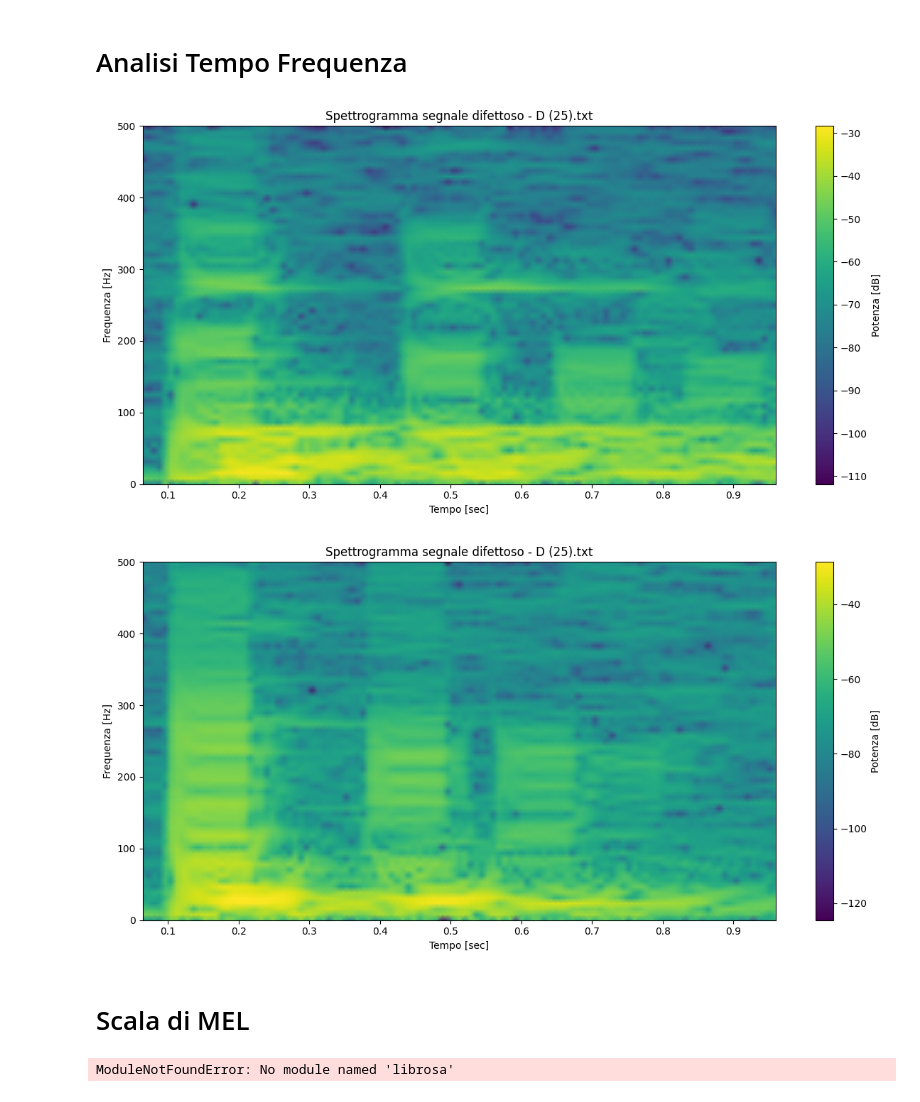
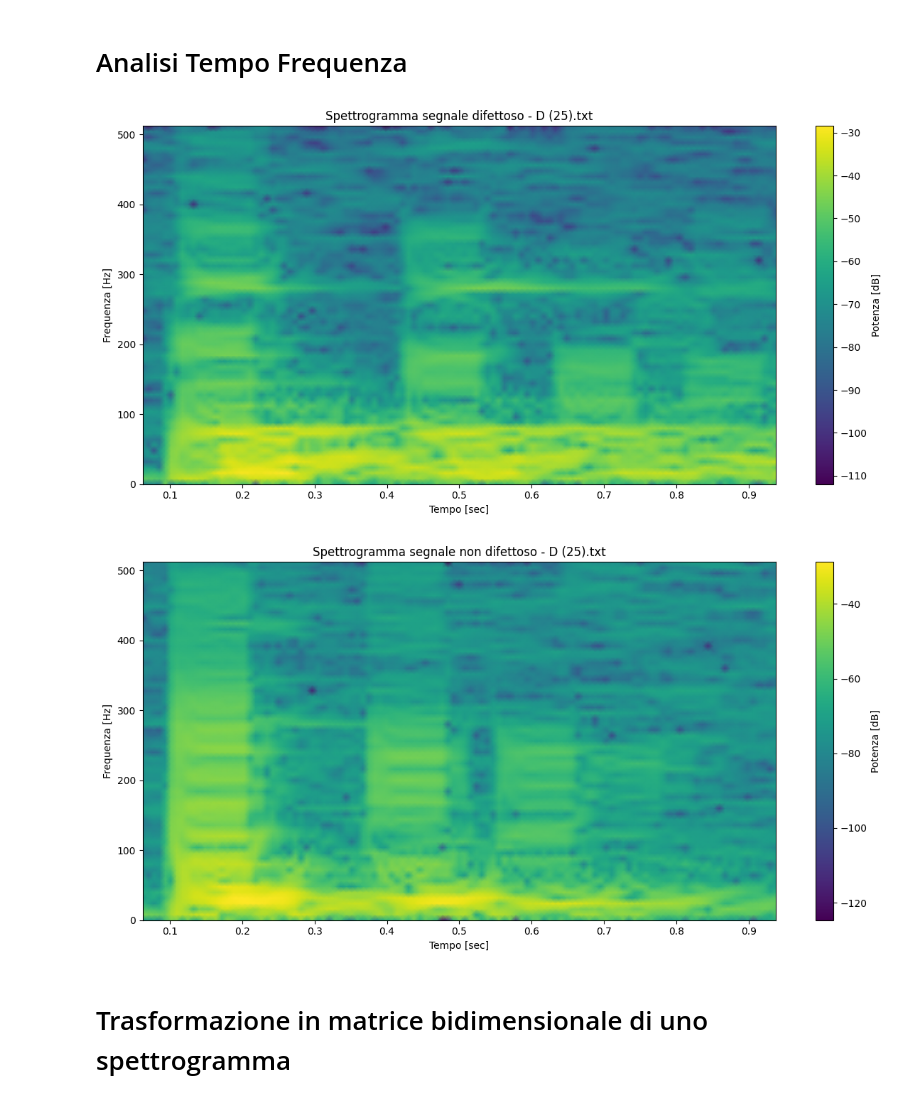
Before and after one commit to damdip/ClassificationOfTimeFrequencyDomainSignalWithNN, a Jupyter notebook: notebook/readTimeSignal.ipynb, the cells around one changed output. Cells and saved outputs as stored; diff of their text form; code cells hidden in the pictures.

Commit message:
aggiunto model e spettrogramma

```diff
--- a/notebook/readTimeSignal.ipynb
+++ b/notebook/readTimeSignal.ipynb
@@ -62,25 +71,25 @@ plt.show()
 # %%
 from scipy import signal as sig
 
 # Parametri per lo spettrogramma
-fs = 1000  # Frequenza di campionamento (da adattare ai tuoi dati)
+fs = 1024  # Frequenza di campionamento
 nperseg = 128  # Lunghezza della finestra
 noverlap = 120  # Overlap tra finestre
 
 # Calcola lo spettrogramma
 f, t, Sxx = sig.spectrogram(signalWithDefect, fs=fs, nperseg=nperseg, noverlap=noverlap)
 
 # Visualizza lo spettrogramma
 plt.figure(figsize=(12, 6))
 plt.pcolormesh(t, f, 10 * np.log10(Sxx), shading='gouraud', cmap='viridis')
 plt.ylabel('Frequenza [Hz]')
 plt.xlabel('Tempo [sec]')
 plt.title(f'Spettrogramma segnale difettoso - {fileName}')
 plt.colorbar(label='Potenza [dB]')
 plt.tight_layout()
 plt.show()
 # %% [output]
-[figure, old version]
+[figure, new version]
 # %%
 
 # Calcola lo spettrogramma
@@ -91,42 +100,9 @@ plt.figure(figsize=(12, 6))
 plt.pcolormesh(t, f, 10 * np.log10(Sxx), shading='gouraud', cmap='viridis')
 plt.ylabel('Frequenza [Hz]')
 plt.xlabel('Tempo [sec]')
-plt.title(f'Spettrogramma segnale difettoso - {fileName}')
+plt.title(f'Spettrogramma segnale non difettoso - {fileName}')
 plt.colorbar(label='Potenza [dB]')
 plt.tight_layout()
 plt.show()
 # %% [output]
-[figure, old version]
+[figure, new version]
-# %% [markdown]
-# Scala di MEL
-# %%
-import librosa
-import librosa.display
-
-# Parametri per il Mel-Spectrogram
-n_fft = 256
-hop_length = 128
-n_mels = 128  # Numero di bande mel
-
-# Calcola il Mel-Spectrogram per il segnale NON difettoso
-mel_spec = librosa.feature.melspectrogram(
-    y=signal,
-    sr=fs,
-    n_fft=n_fft,
-    hop_length=hop_length,
-    n_mels=n_mels
-)
-mel_spec_db = librosa.power_to_db(mel_spec, ref=np.max)
-
-# Visualizza il Mel-Spectrogram
-plt.figure(figsize=(12, 6))
-librosa.display.specshow(mel_spec_db, sr=fs, hop_length=hop_length,
-                         x_axis='time', y_axis='mel', cmap='viridis')
-plt.colorbar(label='Potenza [dB]', format='%+2.0f dB')
-plt.title('Mel-Spectrogram - Segnale NON difettoso')
-plt.xlabel('Tempo [sec]')
-plt.ylabel('Frequenza [Hz] (scala Mel)')
-plt.tight_layout()
-plt.show()
-# %% [output]
-ModuleNotFoundError: No module named 'librosa'
@@ -153,0 +109,2 @@ plt.show()
+# %% [markdown]
+# Trasformazione in matrice bidimensionale di uno spettrogramma
```
Also changed, not shown: parts of 10 cells of this notebook, 2 other files.
